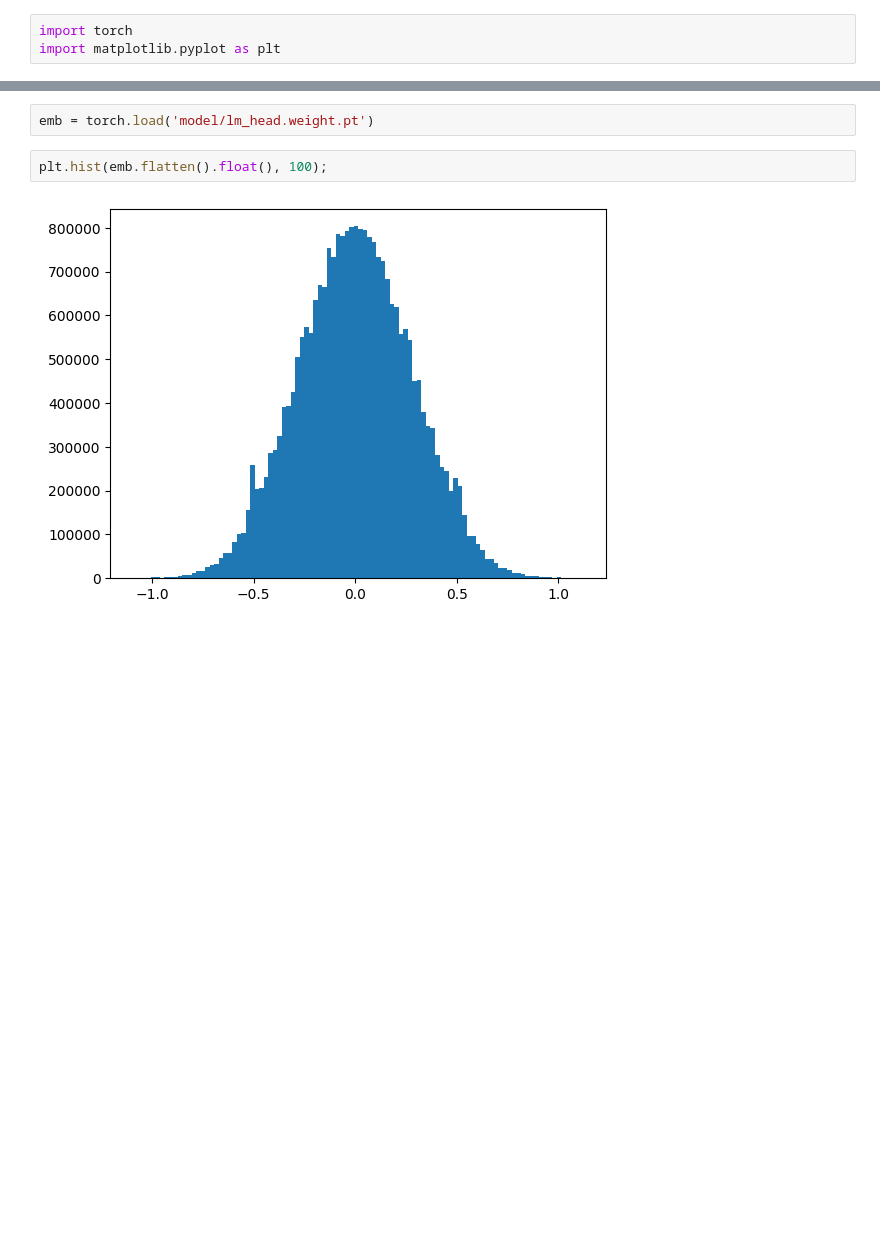
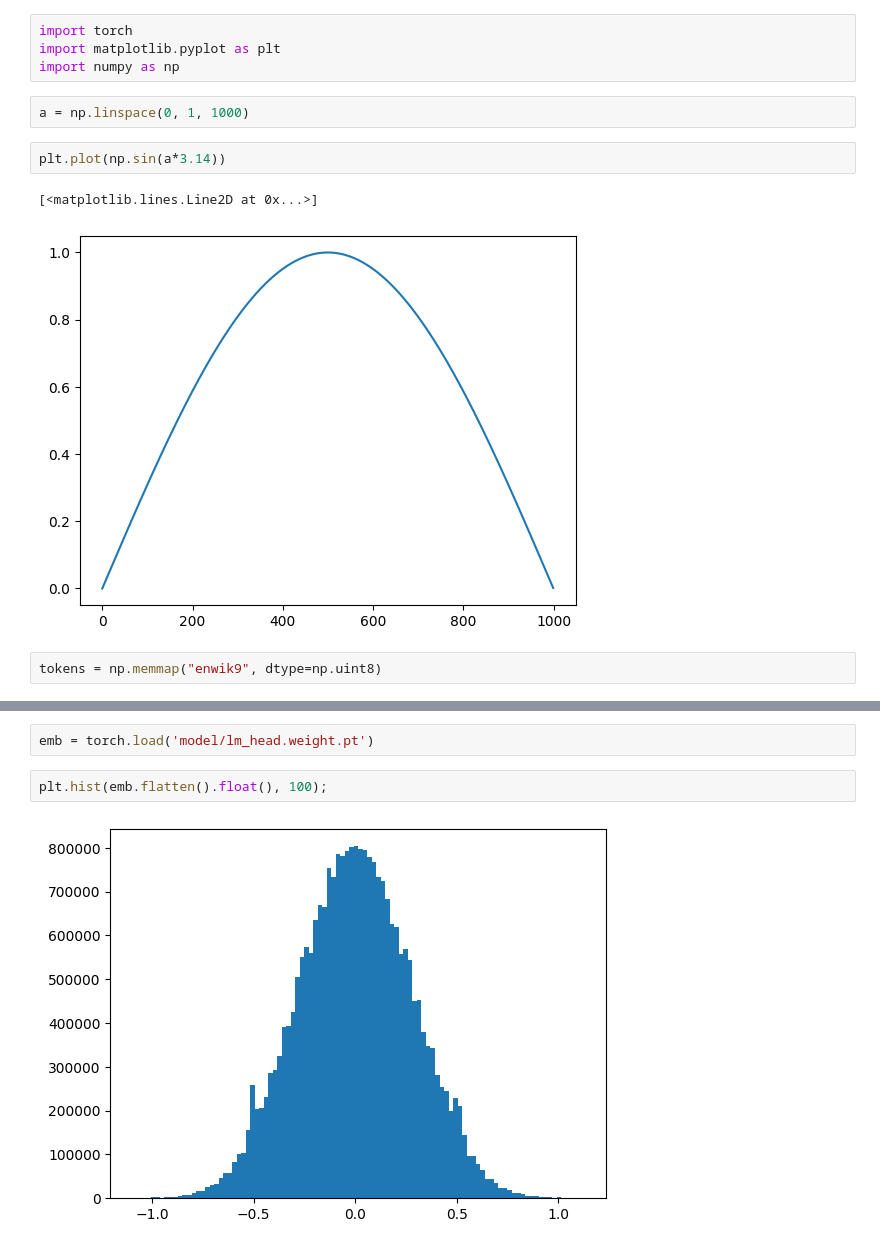
Before and after one commit to BradyWynn/hutter, a Jupyter notebook: viz_emb.ipynb, the cells around one changed output, grey strips where cells are left out. Drawn from its saved outputs; the diff is of its cells as text; blank space fills up the shorter version.

```diff
--- a/viz_emb.ipynb
+++ b/viz_emb.ipynb
@@ -1,3 +1,13 @@
 # %%
 import torch
 import matplotlib.pyplot as plt
+import numpy as np
+# %%
+a = np.linspace(0, 1, 1000)
+# %%
+plt.plot(np.sin(a*3.14))
+# %% [output]
+[<matplotlib.lines.Line2D at 0x...>]
+[figure, added]
+# %%
+tokens = np.memmap("enwik9", dtype=np.uint8)
```
Also changed, not shown: parts of 1 cell of this notebook, 8 other files.
